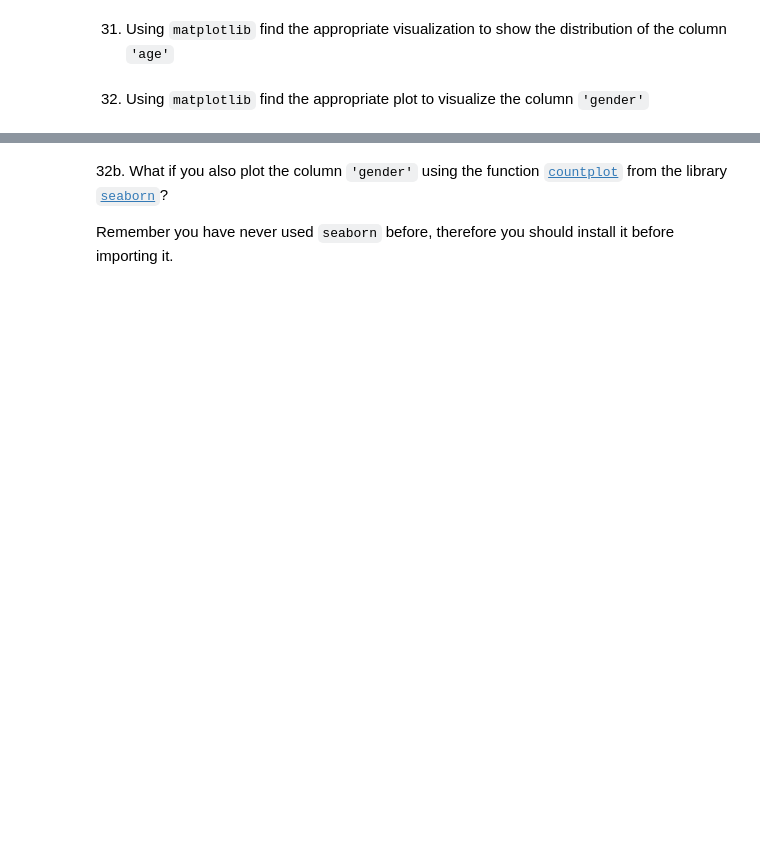
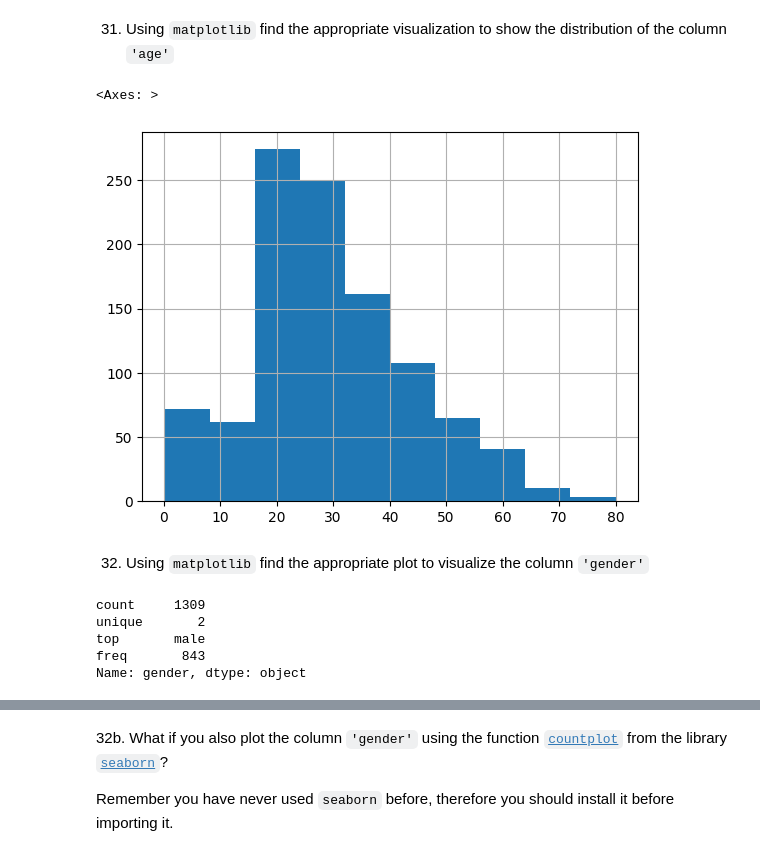
Before and after one commit to PacoFletcher/2503_dsft_thebridge_paco, a Jupyter notebook: 2-Data_Analysis/2-Pandas/Practica/7-Titanic/Titanic-exercise.ipynb, the cells around one changed output, grey strips where cells are left out. Cells and saved outputs as stored; diff of their text form; code cells hidden in the pictures; blank space fills up the shorter version.

```diff
--- a/2-Data_Analysis/2-Pandas/Practica/7-Titanic/Titanic-exercise.ipynb
+++ b/2-Data_Analysis/2-Pandas/Practica/7-Titanic/Titanic-exercise.ipynb
@@ -263,0 +297,3 @@ This list of numbers are random, could be different.
+# %%
+titanic["array_fe"] =(titanic["sex"] == "female")
+titanic
@@ -264,2 +314,5 @@ This list of numbers are random, could be different.
 # %% [markdown]
 14. Rename the column `"sex"` to `"gender"` and filter the `titanic` dataframe with the boolean array, call it `woman_titanic`
+# %%
+titanic.rename(columns = {"sex":"gender"},inplace=True)
+titanic.head()
@@ -318,2 +632,15 @@ Hint: There were two people with the same name, who?
+# %%
+titanic["age"].hist()
+# %% [output]
+<Axes: >
+[figure, added]
 # %% [markdown]
 32. Using `matplotlib` find the appropriate plot to visualize the column `'gender'`
+# %%
+titanic["gender"].describe()
+# %% [output]
+count     1309
+unique       2
+top       male
+freq       843
+Name: gender, dtype: object
```
Also changed, not shown: parts of 44 cells of this notebook, 1 other file.
